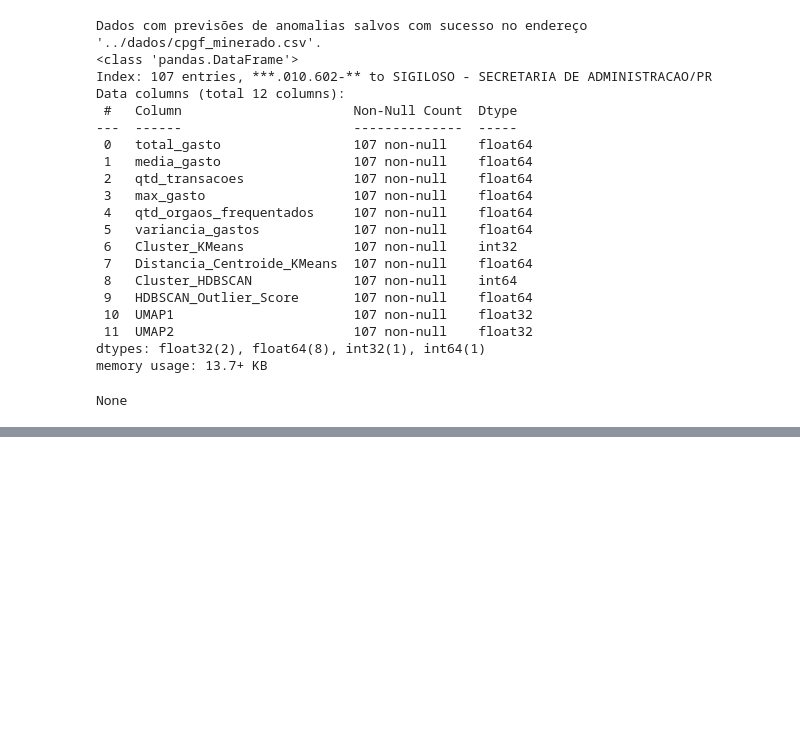
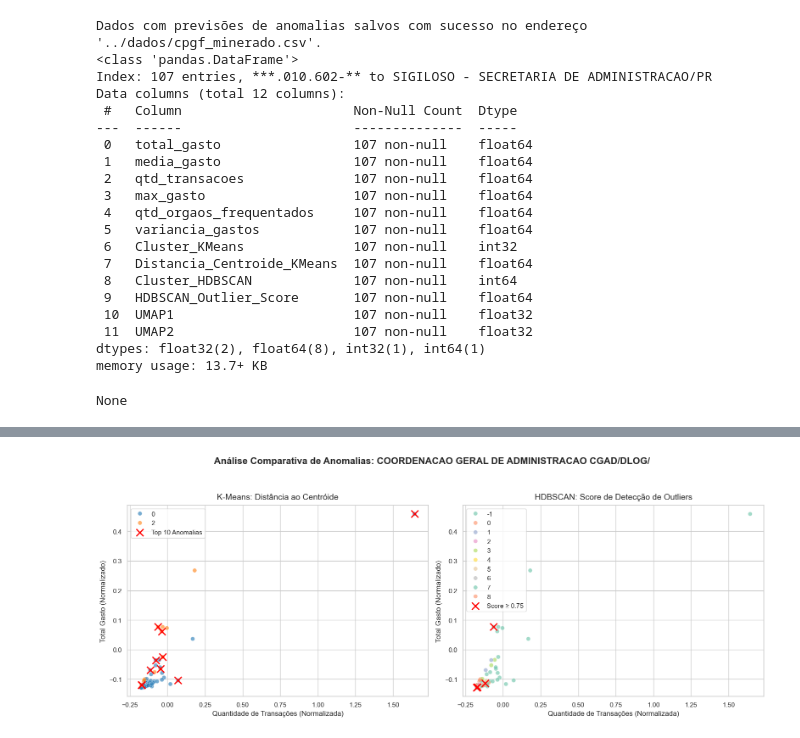
Before and after one commit to bituruna/cpgf-anomaly-detection-md, a Jupyter notebook: src/02_mineracao_e_avaliacao.ipynb, the cells around one changed output, grey strips where cells are left out. Cells and saved outputs as stored; diff of their text form; code cells hidden in the pictures; blank space fills up the shorter version.

Commit message:
dd analise comparativa notebook2

```diff
--- a/src/02_mineracao_e_avaliacao.ipynb
+++ b/src/02_mineracao_e_avaliacao.ipynb
@@ -338,0 +346,83 @@ None
+# %%
+# Carregar a base de dados limpa (que contém a informação do órgão)
+df_limpo_aux = pd.read_csv('../dados/cpgf_limpo.csv', sep=';', encoding='utf-8')
+
+# Mapear o órgão mais frequente / primário de cada CPF para o nosso dataframe principal da mineração
+cpf_ug_map = df_limpo_aux.groupby('CPF PORTADOR')['NOME UNIDADE GESTORA'].first()
+df['NOME UNIDADE GESTORA'] = df.index.map(cpf_ug_map)
+
+# Definir as Unidades Gestoras que queremos investigar isoladamente
+ug1 = 'COORDENACAO GERAL DE ADMINISTRACAO CGAD/DLOG/'
+ug2 = 'SECRETARIA DE ADMINISTRACAO/PR'
+
+df_ug1 = df[df['NOME UNIDADE GESTORA'] == ug1]
+df_ug2 = df[df['NOME UNIDADE GESTORA'] == ug2]
+
+def plot_comparativo_ug(df_subset, nome_ug):
+    fig, axes = plt.subplots(1, 2, figsize=(16, 6))
+    fig.suptitle(f'Análise Comparativa de Anomalias: {nome_ug}', fontsize=16, fontweight='bold', y=1.05)
+
+    # --- Gráfico 1: K-MEANS ---
+    sns.scatterplot(
+        ax=axes[0],
+        data=df_subset,
+        x='qtd_transacoes',
+        y='total_gasto',
+        hue='Cluster_KMeans',
+        palette='tab10',
+        s=50,
+        alpha=0.6
+    )
+
+    # Top 10 anomalias do K-Means neste órgão
+    top_anomalias_kmeans = df_subset.nlargest(10, 'Distancia_Centroide_KMeans')
+    axes[0].scatter(
+        top_anomalias_kmeans['qtd_transacoes'],
+        top_anomalias_kmeans['total_gasto'],
+        color='red',
+        marker='x',
+        s=150,
+        linewidths=2,
+        label='Top 10 Anomalias'
+    )
+    axes[0].set_title('K-Means: Distância ao Centróide', fontsize=14, pad=10)
+    axes[0].set_xlabel('Quantidade de Transações (Normalizada)', fontsize=12)
+    axes[0].set_ylabel('Total Gasto (Normalizado)', fontsize=12)
+    axes[0].legend()
+
+    # --- Gráfico 2: HDBSCAN ---
+    sns.scatterplot(
+        ax=axes[1],
+        data=df_subset,
+        x='qtd_transacoes',
+        y='total_gasto',
+        hue='Cluster_HDBSCAN',
+        palette='Set2',
+        s=50,
+        alpha=0.6
+    )
+
+    # Score de anomalia ≥ 0.75 neste órgão
+    anomalias_hdbscan = df_subset[df_subset['HDBSCAN_Outlier_Score'] >= 0.75]
+    axes[1].scatter(
+        anomalias_hdbscan['qtd_transacoes'],
+        anomalias_hdbscan['total_gasto'],
+        color='red',
+        marker='x',
+        s=150,
+        linewidths=2,
+        label='Score ≥ 0.75'
+    )
+    axes[1].set_title('HDBSCAN: Score de Detecção de Outliers', fontsize=14, pad=10)
+    axes[1].set_xlabel('Quantidade de Transações (Normalizada)', fontsize=12)
+    axes[1].set_ylabel('Total Gasto (Normalizado)', fontsize=12)
+    axes[1].legend()
+
+    plt.tight_layout()
+    plt.show()
+
+# Gerar os gráficos para as duas unidades gestoras
+plot_comparativo_ug(df_ug1, ug1)
+plot_comparativo_ug(df_ug2, ug2)
+# %% [output]
+[figure, added]
```
Also changed, not shown: parts of 2 cells of this notebook, 1 other file.
